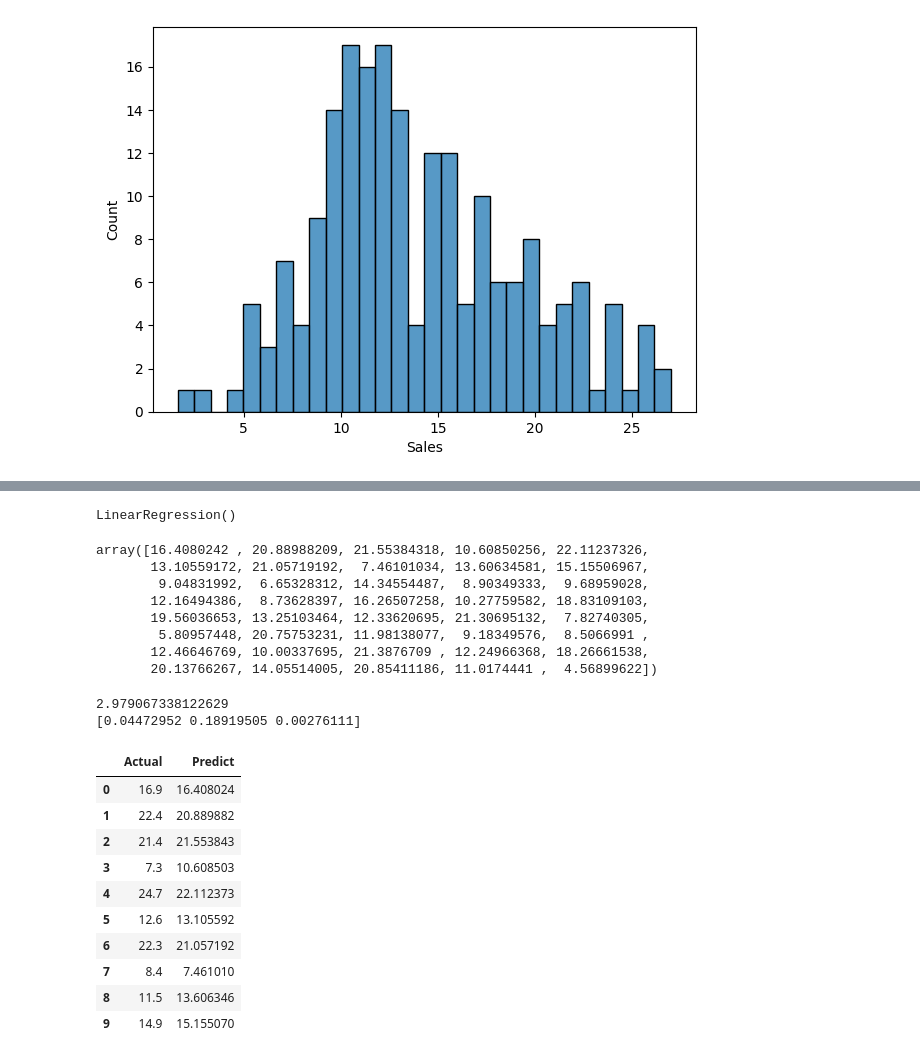
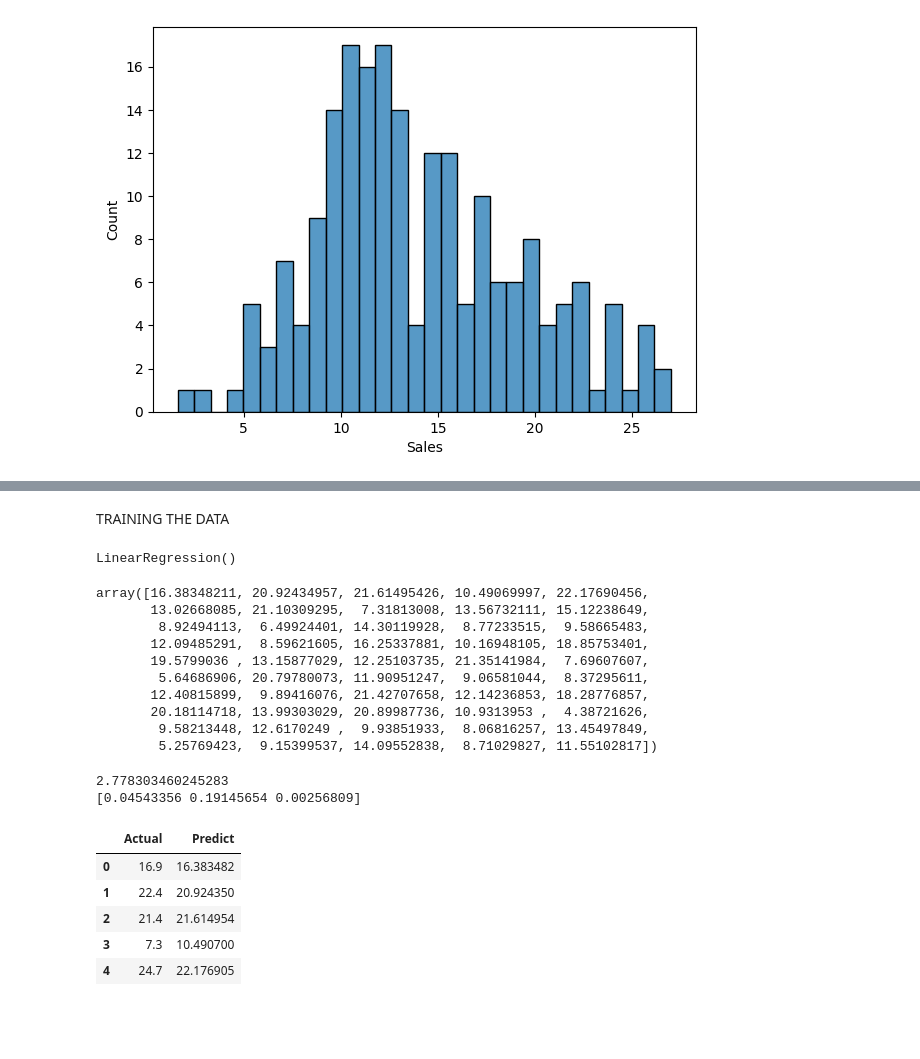
Before and after one commit to wolfos20/OasisInfobyte-Internship, a Jupyter notebook: Sales_Prediction.ipynb, the cells around one changed output, grey strips where cells are left out. Saved outputs shown, nothing was run; the diff lists cells and outputs as text; code cells hidden in the pictures; blank space fills up the shorter version.

```diff
--- a/Sales_Prediction.ipynb
+++ b/Sales_Prediction.ipynb
@@ -118,7 +118,9 @@ from sklearn.linear_model import LinearRegression
 X=df[['TV','Radio','Newspaper']]
 y=df['Sales']
 
-X_train,X_test,y_train,y_test=train_test_split(X,y,test_size=0.20, random_state=42)
+X_train,X_test,y_train,y_test=train_test_split(X,y,test_size=0.25, random_state=42)
+# %% [markdown]
+TRAINING THE DATA
 # %%
 from sklearn.linear_model import LinearRegression
 
@@ -130,38 +132,35 @@ LinearRegression()
 y_pred = model.predict(X_test)
 y_pred
 # %% [output]
-array([16.4080242 , 20.88988209, 21.55384318, 10.60850256, 22.11237326,
-       13.10559172, 21.05719192,  7.46101034, 13.60634581, 15.15506967,
-        9.04831992,  6.65328312, 14.34554487,  8.90349333,  9.68959028,
-       12.16494386,  8.73628397, 16.26507258, 10.27759582, 18.83109103,
-       19.56036653, 13.25103464, 12.33620695, 21.30695132,  7.82740305,
-        5.80957448, 20.75753231, 11.98138077,  9.18349576,  8.5066991 ,
-       12.46646769, 10.00337695, 21.3876709 , 12.24966368, 18.26661538,
-       20.13766267, 14.05514005, 20.85411186, 11.0174441 ,  4.56899622])
+array([16.38348211, 20.92434957, 21.61495426, 10.49069997, 22.17690456,
+       13.02668085, 21.10309295,  7.31813008, 13.56732111, 15.12238649,
+        8.92494113,  6.49924401, 14.30119928,  8.77233515,  9.58665483,
+       12.09485291,  8.59621605, 16.25337881, 10.16948105, 18.85753401,
+       19.5799036 , 13.15877029, 12.25103735, 21.35141984,  7.69607607,
+        5.64686906, 20.79780073, 11.90951247,  9.06581044,  8.37295611,
+       12.40815899,  9.89416076, 21.42707658, 12.14236853, 18.28776857,
+       20.18114718, 13.99303029, 20.89987736, 10.9313953 ,  4.38721626,
+        9.58213448, 12.6170249 ,  9.93851933,  8.06816257, 13.45497849,
+        5.25769423,  9.15399537, 14.09552838,  8.71029827, 11.55102817])
 # %%
 print(model.intercept_)
 print(model.coef_)
 # %% [output]
-2.979067338122629
-[0.04472952 0.18919505 0.00276111]
+2.778303460245283
+[0.04543356 0.19145654 0.00256809]
 # %%
 act_predict=pd.DataFrame({
     'Actual':y_test.values.flatten(),
     'Predict':y_pred.flatten()
 })
-act_predict.head(10)
+act_predict.head()
 # %% [output]
 |  | Actual | Predict |
-| 0 | 16.9 | 16.408024 |
-| 1 | 22.4 | 20.889882 |
-| 2 | 21.4 | 21.553843 |
-| 3 | 7.3 | 10.608503 |
-| 4 | 24.7 | 22.112373 |
-| 5 | 12.6 | 13.105592 |
-| 6 | 22.3 | 21.057192 |
-| 7 | 8.4 | 7.461010 |
-| 8 | 11.5 | 13.606346 |
-| 9 | 14.9 | 15.155070 |
+| 0 | 16.9 | 16.383482 |
+| 1 | 22.4 | 20.924350 |
+| 2 | 21.4 | 21.614954 |
+| 3 | 7.3 | 10.490700 |
+| 4 | 24.7 | 22.176905 |
 # %%
 sns.lmplot(data = act_predict, x= 'Actual', y = "Predict")
 # %% [output]
```
Also changed, not shown: parts of 10 cells of this notebook.
